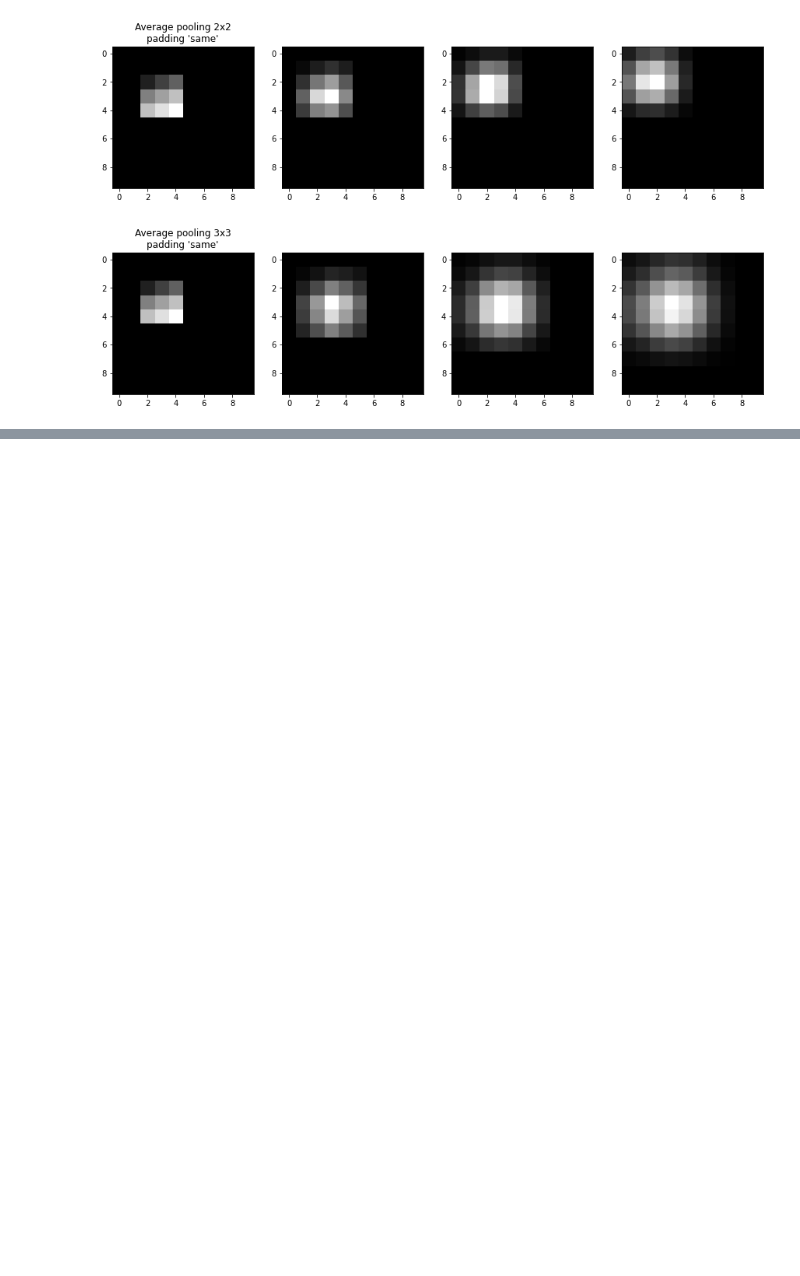
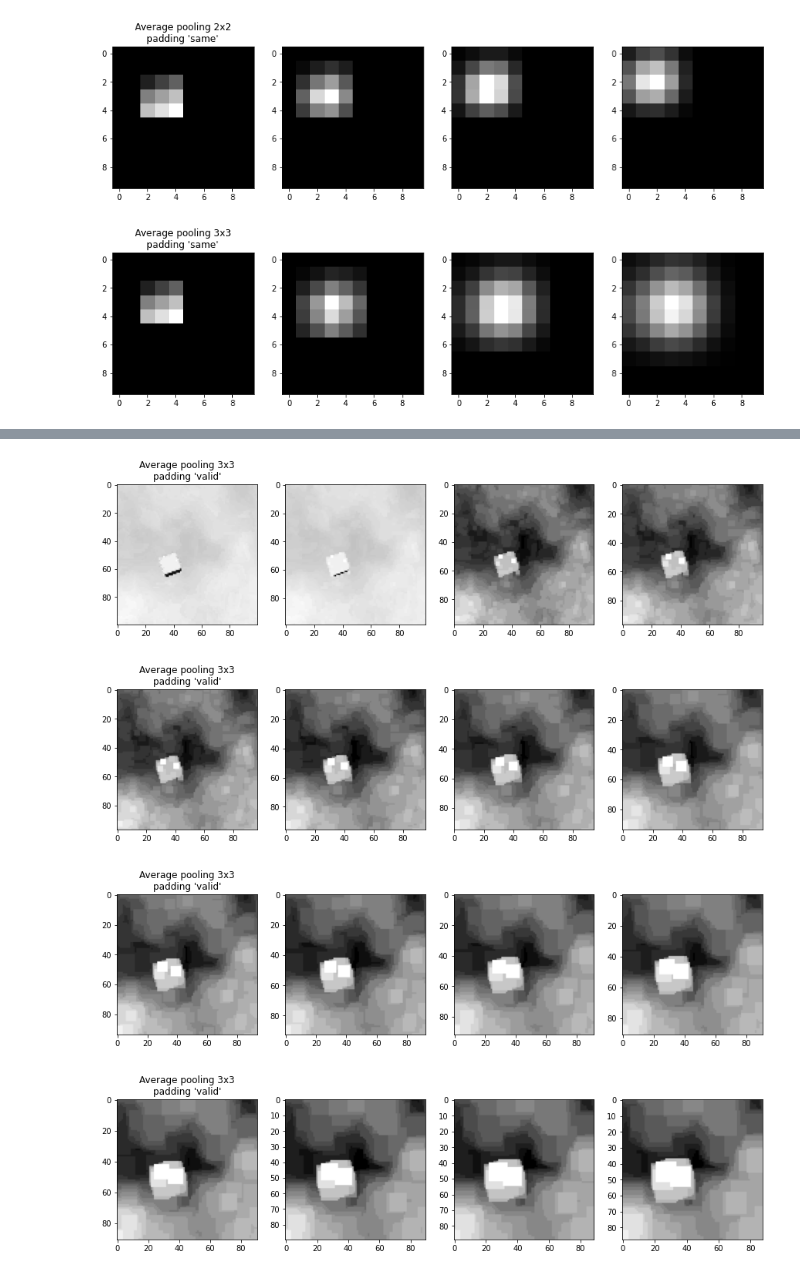
Before and after one commit to mateuszbugaj/Position_and_rotation_CNN, a Jupyter notebook: Maxpooling_demo.ipynb, the cells around one changed output, grey strips where cells are left out. Drawn from its saved outputs; the diff is of its cells as text; code cells hidden in the pictures; blank space fills up the shorter version.

```diff
--- a/Maxpooling_demo.ipynb
+++ b/Maxpooling_demo.ipynb
@@ -88,0 +128,23 @@ testLayer(AveragePooling2D(pool_size=(3, 3), strides=(1, 1), padding="same", aut
+# %%
+pooling = MaxPooling2D(pool_size=(2, 2), strides=(1, 1), padding="valid", autocast=False)
+
+x1 = testLayer(pooling,
+          img_data,
+          "Average pooling 3x3\npadding 'valid'")
+
+x2 = testLayer(pooling,
+          x1,
+          "Average pooling 3x3\npadding 'valid'")
+
+x3 = testLayer(pooling,
+          x2,
+          "Average pooling 3x3\npadding 'valid'")
+
+x4 = testLayer(pooling,
+          x3,
+          "Average pooling 3x3\npadding 'valid'")
+# %% [output]
+[figure, added]
+[figure, added]
+[figure, added]
+[figure, added]
```
Also changed, not shown: parts of 5 cells of this notebook, 2 other files.
